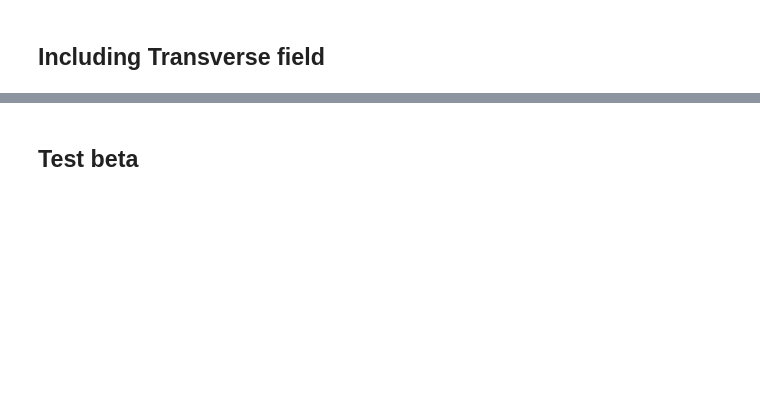
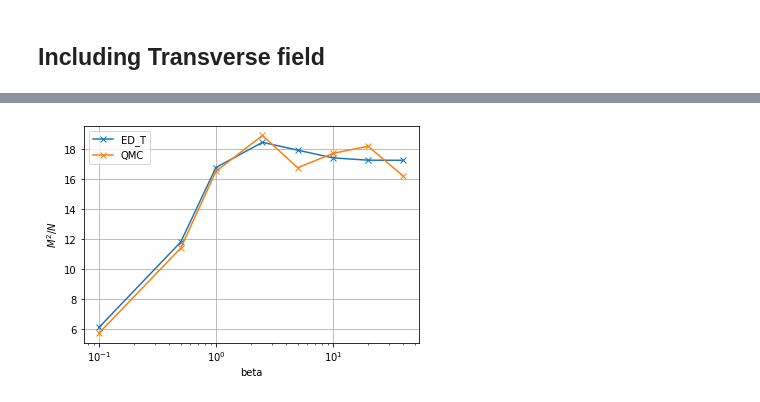
Before and after one commit to Renmusxd/DWave48, a Jupyter notebook: jupyter_notebook/MonteCarloTests.ipynb, the cells around one changed output, grey strips where cells are left out. Cells and saved outputs as stored; diff of their text form; code cells hidden in the pictures; blank space fills up the shorter version.

```diff
--- a/jupyter_notebook/MonteCarloTests.ipynb
+++ b/jupyter_notebook/MonteCarloTests.ipynb
@@ -9,6 +7,6 @@ transverse = None
 # %% [markdown]
 ## Including Transverse field
 # %%
-edges =  [((0,1),-1.0), ((1,2), -1.0), ((2,3), -1.0), ((3,4), -1.0)]
-biases = [0.0, 0.0, 0.0, 0.0, 0.0]
+edges =  [((0,1),-1.0), ((1,2), -1.0), ((2,3), -1.0), ((3,4), -1.0), ((4, 0), -1.0)]
 transverse = 1.0
+nvars = 5
@@ -68,9 +13,11 @@ pyplot.show()
-# %% [markdown]
-## Test beta
 # %%
 betas = [0.1, 0.5, 1.0, 2.5, 5.0, 10.0, 20.0, 40.0]
 # %%
-q_data = numpy.zeros(len(betas))
+q_transverse_data = numpy.zeros(len(betas))
+q_energies_data = numpy.zeros(len(betas))
 for i, beta in enumerate(betas):
-    results = monte_carlo.run_quantum_monte_carlo_and_measure_spins(beta, 1000000, 10, edges, biases, transverse_field=transverse, spin_measurement=(-1.0, 1.0), sampling_freq=25)
-    q_data[i] = numpy.mean(results, axis=0)
+    results = monte_carlo.run_transverse_quantum_monte_carlo(beta, 10000, 100, edges, nvars, transverse)
+    energies, results = zip(*results)
+    results = numpy.sum(numpy.asarray(results)*2 - 1, axis=-1)**2
+    q_transverse_data[i] = numpy.mean(results, axis=0)
+    q_energies_data[i] = numpy.mean(energies)
@@ -76,0 +63,12 @@ for i, beta in enumerate(betas):
+# %%
+pyplot.plot(betas, ed_transverse_data, 'x-', label="ED_T")
+pyplot.plot(betas, q_transverse_data, 'x-', label="QMC")
+pyplot.xscale('log')
+pyplot.legend()
+pyplot.grid()
+pyplot.xlabel("beta")
+pyplot.ylabel("$M^2/N$")
+pyplot.savefig("compare.png")
+pyplot.show()
+# %% [output]
+[figure, added]
```
Also changed, not shown: parts of 37 cells of this notebook, 7 other files.
